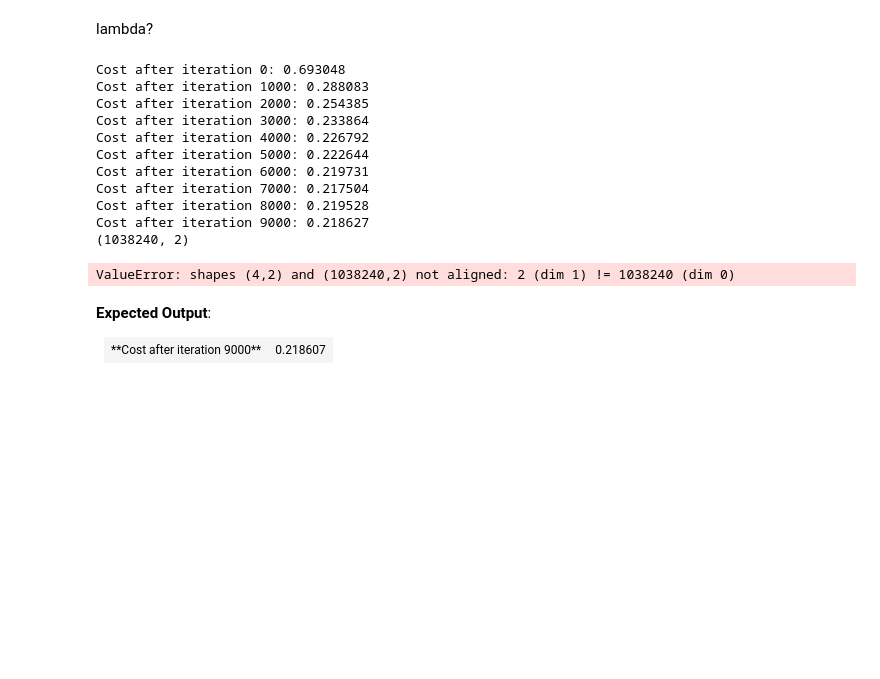
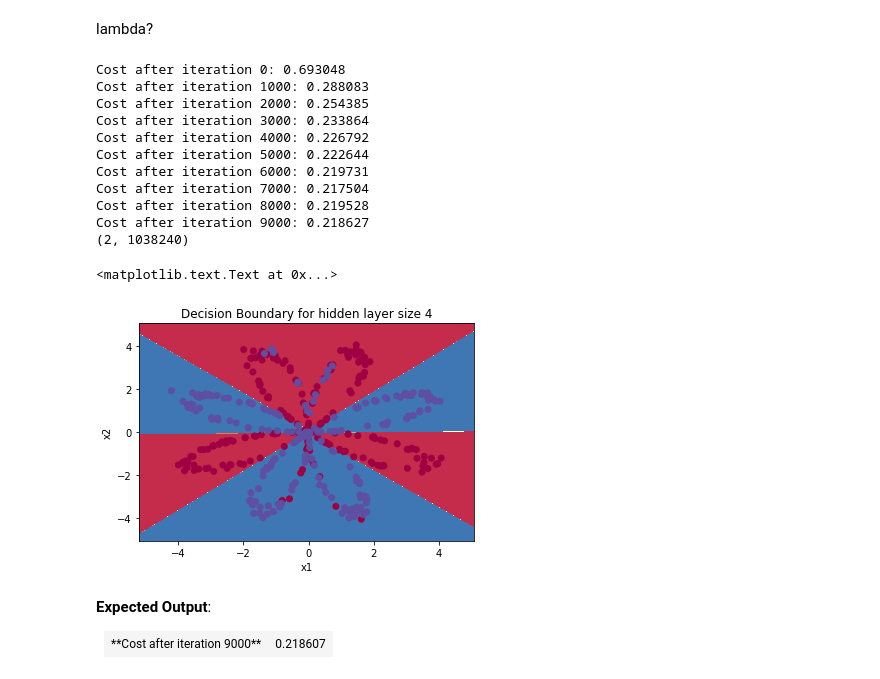
Before and after one commit to 23editorcs/OpenCourses, a Jupyter notebook: 000_DeepLearning/02_Planar_Data_Classification/Planar_data_classification.ipynb, the cells around one changed output. Cells and saved outputs as stored; diff of their text form; code cells hidden in the pictures; blank space fills up the shorter version.

```diff
--- a/000_DeepLearning/02_Planar_Data_Classification/Planar_data_classification.ipynb
+++ b/000_DeepLearning/02_Planar_Data_Classification/Planar_data_classification.ipynb
@@ -743,7 +743,7 @@ def nn_model(X, Y, n_h, num_iterations = 10000, print_cost=False):
 # %%
 X_assess, Y_assess = nn_model_test_case()
 
-parameters = nn_model(X_assess, Y_assess, 4, num_iterations=3, print_cost=True)
+parameters = nn_model(X_assess, Y_assess, 4, num_iterations=10000, print_cost=True)
 print("W1 = " + str(parameters["W1"]))
 print("b1 = " + str(parameters["b1"]))
 print("W2 = " + str(parameters["W2"]))
@@ -863,20 +866,21 @@ lambda?
 # %%
 # Build a model with a n_h-dimensional hidden layer
 parameters = nn_model(X, Y, n_h = 4, num_iterations = 10000, print_cost=True)
 
 # Plot the decision boundary
-plot_decision_boundary(lambda x: predict(parameters, x), X, Y)
+plot_decision_boundary(lambda x: predict(parameters, x.T), X, Y)
 plt.title("Decision Boundary for hidden layer size " + str(4))
 # %% [output]
 Cost after iteration 0: 0.693048
 Cost after iteration 1000: 0.288083
 Cost after iteration 2000: 0.254385
 Cost after iteration 3000: 0.233864
 Cost after iteration 4000: 0.226792
 Cost after iteration 5000: 0.222644
 Cost after iteration 6000: 0.219731
 Cost after iteration 7000: 0.217504
 Cost after iteration 8000: 0.219528
 Cost after iteration 9000: 0.218627
-(1038240, 2)
+(2, 1038240)
-ValueError: shapes (4,2) and (1038240,2) not aligned: 2 (dim 1) != 1038240 (dim 0)
+<matplotlib.text.Text at 0x...>
+[figure, added]
```
Also changed, not shown: parts of 4 cells of this notebook, 1 other file.
